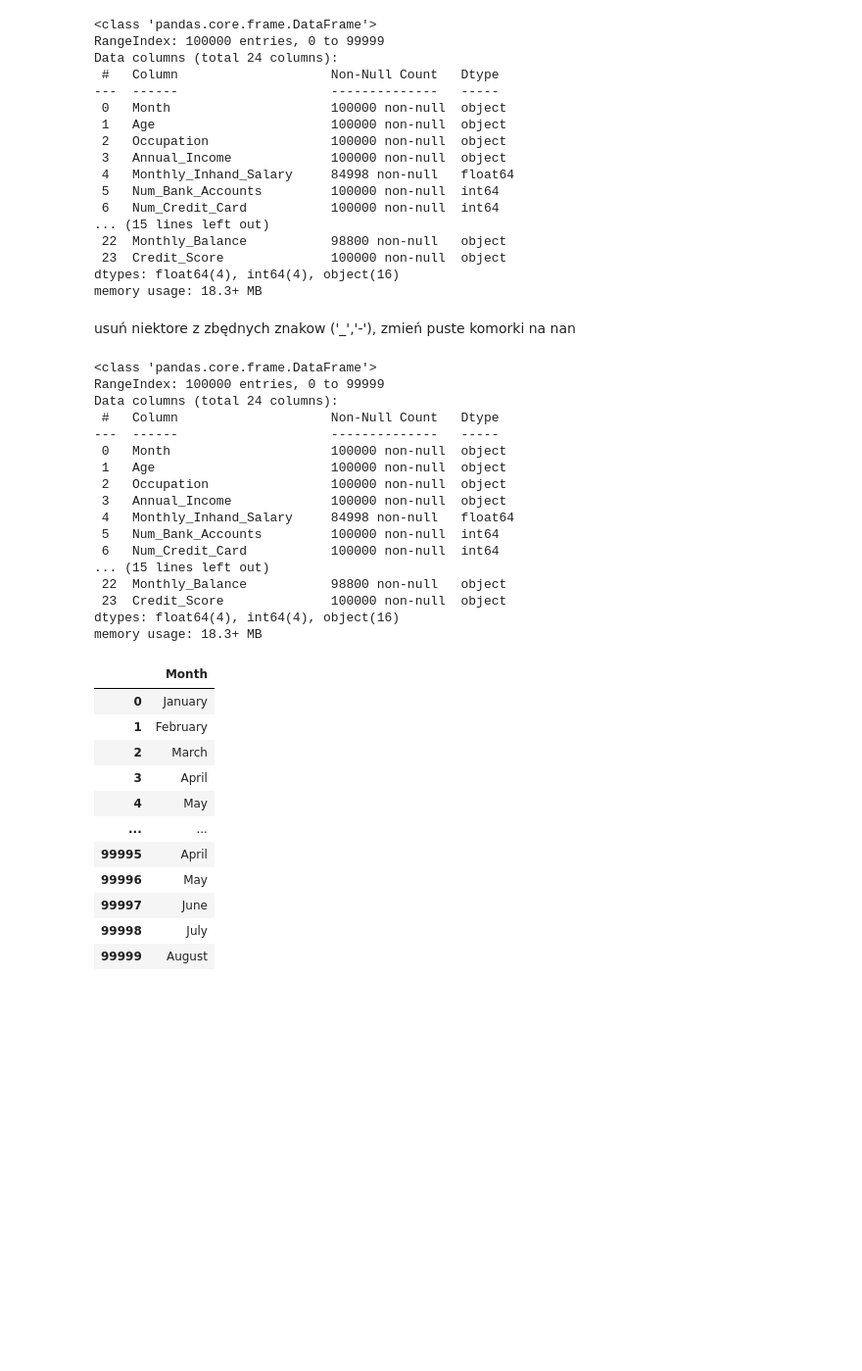
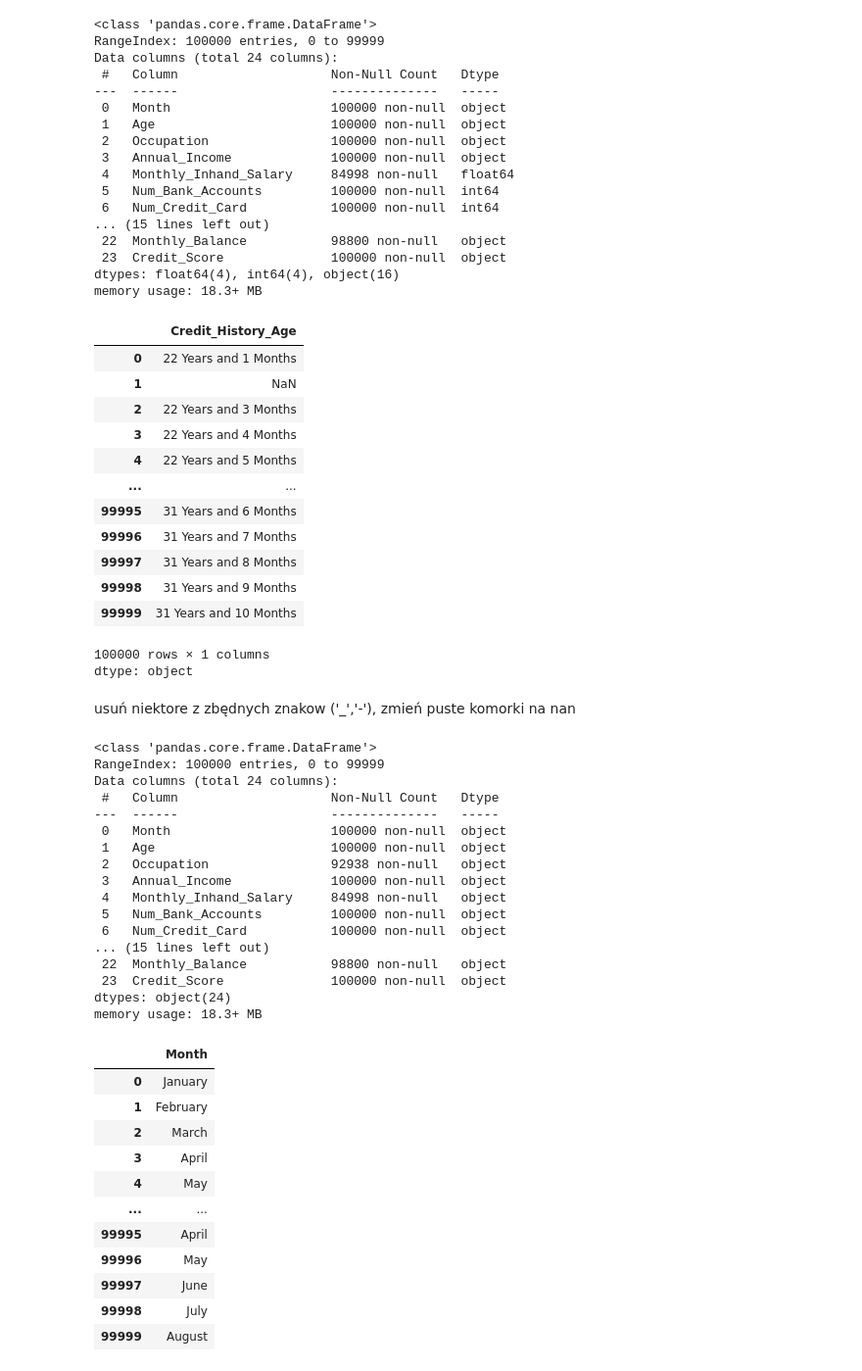
Before and after one commit to KrzysztofDrobnik/lecture1, a Jupyter notebook: PUM2_todo.ipynb, the cells around one changed output. Shown at 98% size. Saved outputs shown, nothing was run; the diff lists cells and outputs as text; code cells hidden in the pictures; blank space fills up the shorter version.

```diff
--- a/PUM2_todo.ipynb
+++ b/PUM2_todo.ipynb
@@ -121,12 +124,32 @@ Data columns (total 24 columns):
  23  Credit_Score              100000 non-null  object
 dtypes: float64(4), int64(4), object(16)
 memory usage: 18.3+ MB
+# %%
+df['Credit_History_Age']
+# %% [output]
+|  | Credit_History_Age |
+| 0 | 22 Years and 1 Months |
+| 1 | NaN |
+| 2 | 22 Years and 3 Months |
+| 3 | 22 Years and 4 Months |
+| 4 | 22 Years and 5 Months |
+| ... | ... |
+| 99995 | 31 Years and 6 Months |
+| 99996 | 31 Years and 7 Months |
+| 99997 | 31 Years and 8 Months |
+| 99998 | 31 Years and 9 Months |
+| 99999 | 31 Years and 10 Months |
+100000 rows × 1 columns
+dtype: object
 # %% [markdown]
 usuń niektore z zbędnych znakow ('_','-'), zmień puste komorki na nan
 # %%
 for element in df.columns:
-  df[element] = df[element].replace('-_', '')
-  df[element] = df[element].replace({'':np.nan})
+  df[element] = df[element].astype(str)
+  df[element] = df[element].str.replace('-', '')
+  df[element] = df[element].str.replace('_', '')
+  df[element] = df[element].replace('', np.nan)
+  df[element] = df[element].replace('nan', np.nan)
 
 df.info()
 # %% [output]
@@ -137,15 +160,15 @@ Data columns (total 24 columns):
 ---  ------                    --------------   -----
  0   Month                     100000 non-null  object
  1   Age                       100000 non-null  object
- 2   Occupation                100000 non-null  object
+ 2   Occupation                92938 non-null   object
  3   Annual_Income             100000 non-null  object
- 4   Monthly_Inhand_Salary     84998 non-null   float64
- 5   Num_Bank_Accounts         100000 non-null  int64
- 6   Num_Credit_Card           100000 non-null  int64
+ 4   Monthly_Inhand_Salary     84998 non-null   object
+ 5   Num_Bank_Accounts         100000 non-null  object
+ 6   Num_Credit_Card           100000 non-null  object
 ... (15 lines left out)
  22  Monthly_Balance           98800 non-null   object
  23  Credit_Score              100000 non-null  object
-dtypes: float64(4), int64(4), object(16)
+dtypes: object(24)
 memory usage: 18.3+ MB
 # %%
 df['Month']
```
Also changed, not shown: parts of 13 cells of this notebook.
